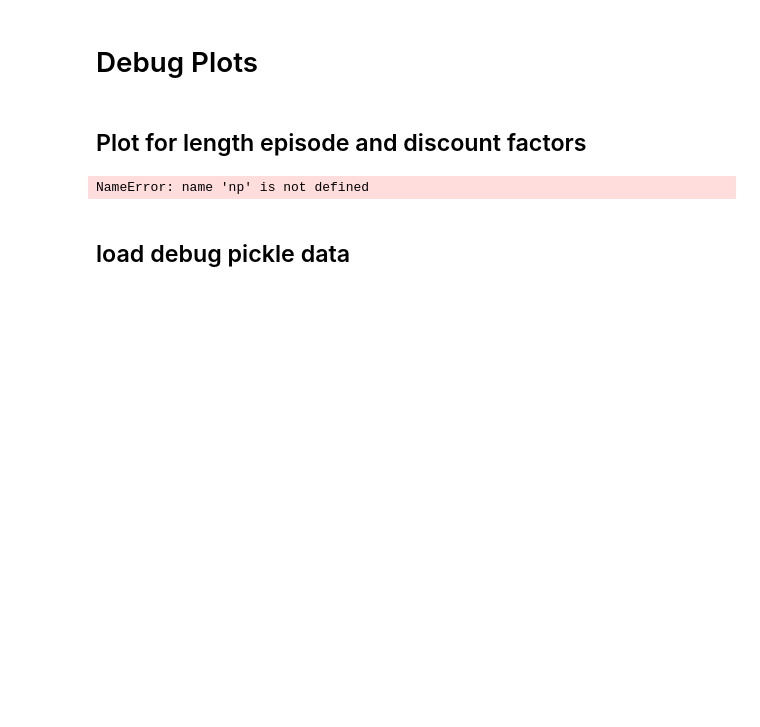
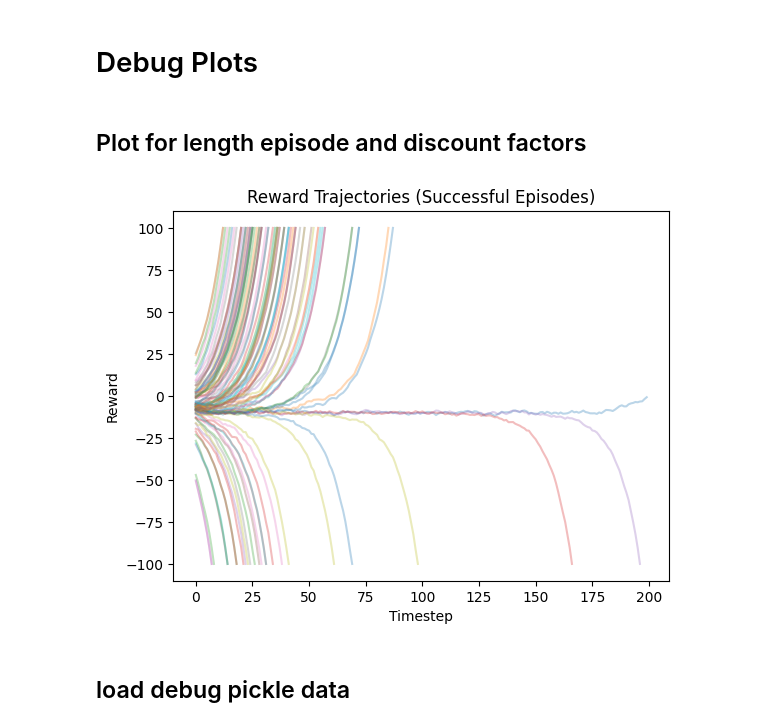
Before and after one commit to SvenNieuwkerk/PSRL---AlphaZero-implementation, a Jupyter notebook: 2D_Seeker_AlphaZeroNet.ipynb, the cells around one changed output. Drawn from its saved outputs; the diff is of its cells as text; code cells hidden in the pictures; blank space fills up the shorter version.

```diff
--- a/2D_Seeker_AlphaZeroNet.ipynb
+++ b/2D_Seeker_AlphaZeroNet.ipynb
@@ -641,7 +641,7 @@ for it in range(num_iters):
             planner=planner,
             seed=DEBUG_SEED,
             max_steps=DEBUG_MAX_STEPS,
-            record_every=DEBUG_RECORD_EVERY,
+            #record_every=DEBUG_RECORD_EVERY,
         )
         dbg["train_episode"] = it  # handy metadata
 
@@ -688,23 +680,26 @@ SyntaxError: 'break' outside loop (668683560.py, line 1)
 # %% [markdown]
 ## Plot for length episode and discount factors
 # %%
-#plot_episodes = np.logical_or(episode_success, np.logical_or(episode_max_step, episode_collision))
-plot_episodes = np.logical_or(episode_success,episode_collision)
+#print(sum(episode_max_step))
+plot_episodes = np.logical_or(episode_success, np.logical_or(episode_max_step, episode_collision))
+#plot_episodes = np.logical_or(episode_success,episode_collision)
 #plot_episodes = episode_success
+#plot_episodes = episode_collision
+#plot_episodes= episode_max_step
 
 plot_value = episode_z_mc
 
 plt.figure()
 for ep in np.where(plot_episodes)[0]:
     plt.plot(plot_value[ep], alpha=0.3)
 plt.xlabel("Timestep")
 plt.ylabel("Reward")
 #plt.ylim(-2,1)
 #plt.xlim(0,40)
 plt.title("Reward Trajectories (Successful Episodes)")
 plt.show()
 # %% [output]
-NameError: name 'np' is not defined
+[figure, added]
 # %% [markdown]
 ## load debug pickle data
 # %%
```
Also changed, not shown: parts of 4 cells of this notebook.
